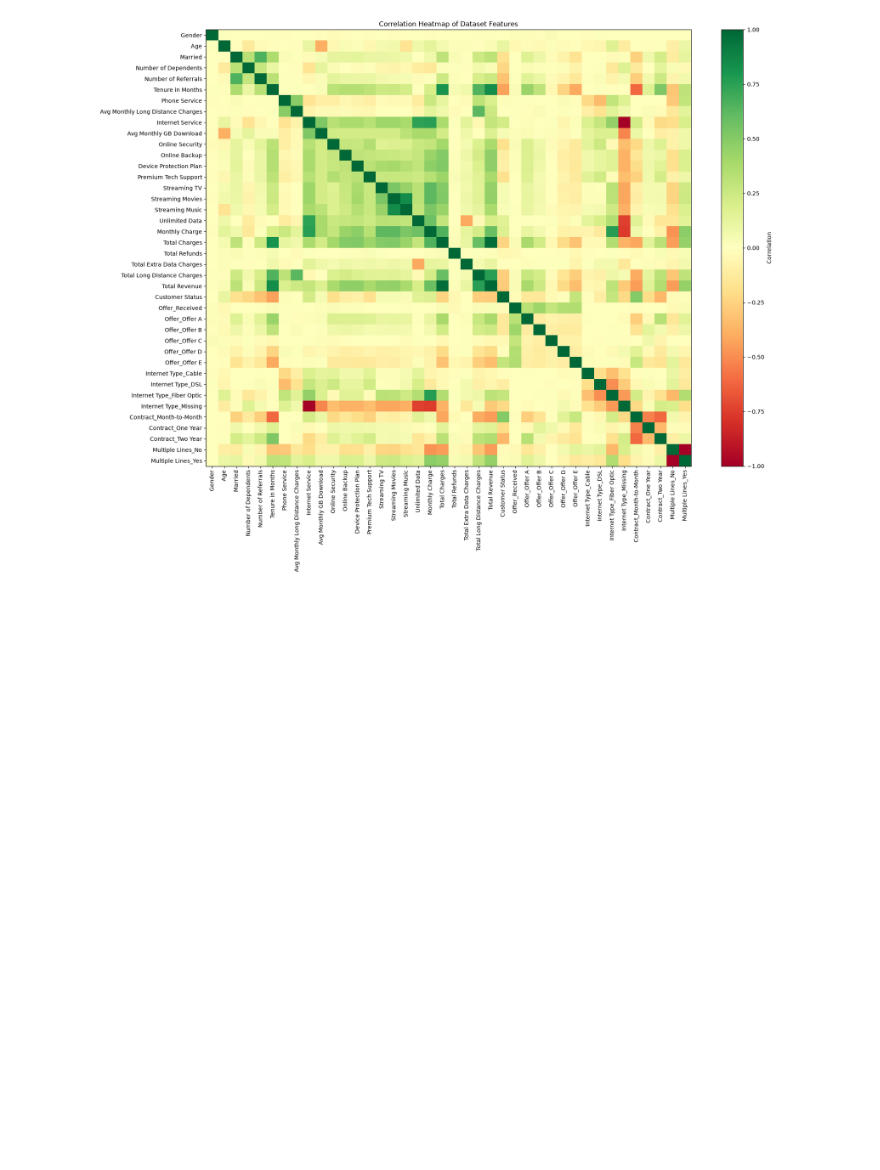
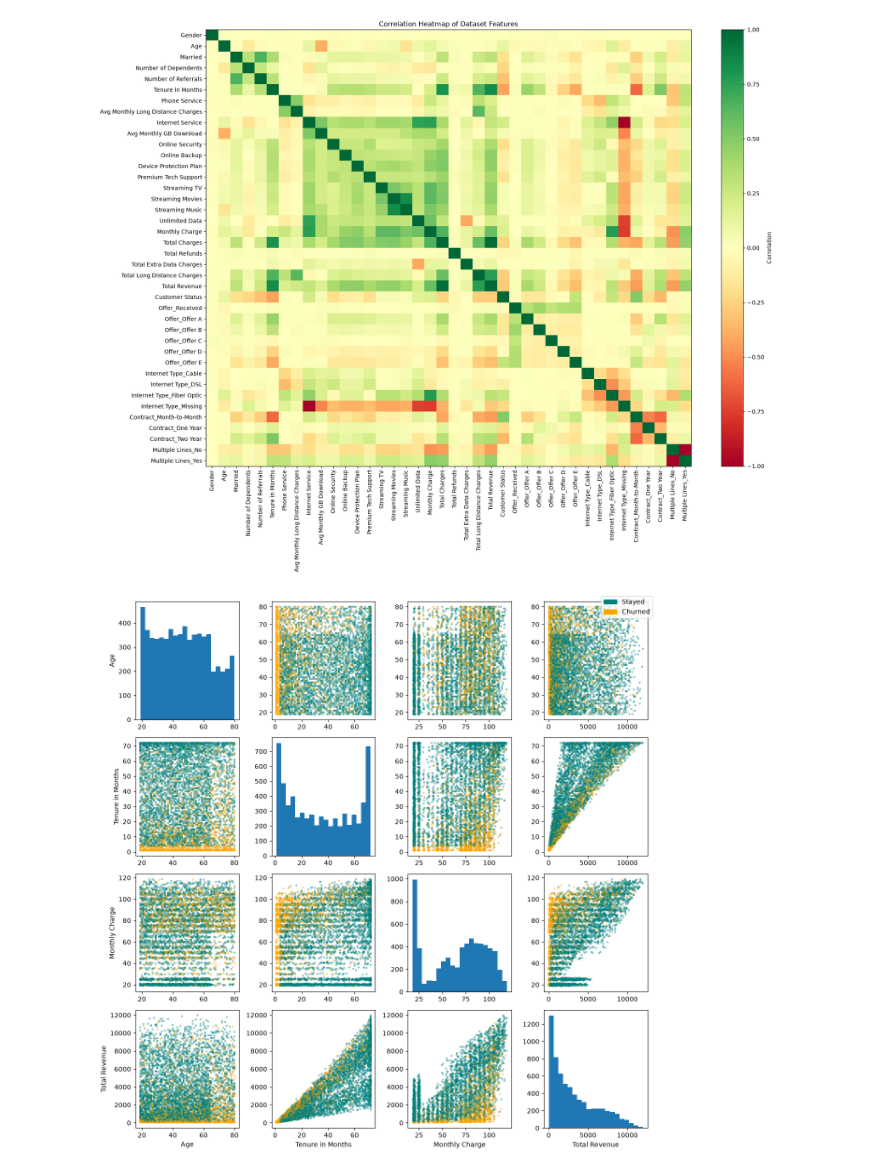
Before and after one commit to ngg1016/ENGE707-2026-S2-Low-Battery, a Jupyter notebook: notebooks/Telecom_AI.ipynb, the cells around one changed output. Drawn from its saved outputs; the diff is of its cells as text; code cells hidden in the pictures; blank space fills up the shorter version.

```diff
--- a/notebooks/Telecom_AI.ipynb
+++ b/notebooks/Telecom_AI.ipynb
@@ -1248,3 +1248,67 @@ plt.show()
 # That is a pretty major finding, though surface level. I will delve deeper
 # %% [output]
 [figure]
+# %%
+from matplotlib.patches import Patch
+
+cols = [
+    "Age",
+    "Tenure in Months",
+    "Monthly Charge",
+    "Total Revenue"
+]
+
+# Assign a colour according to churn status
+colors = df["Customer Status"].map({
+    0: "teal",
+    1: "orange"
+})
+
+fig, axes = plt.subplots(
+    len(cols),
+    len(cols),
+    figsize=(12, 12)
+)
+
+for i, c1 in enumerate(cols):
+
+    for j, c2 in enumerate(cols):
+
+        ax = axes[i, j]
+
+        if i == j:
+            # Distribution of the variable
+            ax.hist(
+                df[c1].dropna(),
+                bins=20
+            )
+
+        else:
+            # Relationship between two variables
+            ax.scatter(
+                df[c2],
+                df[c1],
+                s=5,
+                alpha=0.35,
+                c=colors
+            )
+
+        if i == len(cols) - 1:
+            ax.set_xlabel(c2)
+
+        if j == 0:
+            ax.set_ylabel(c1)
+
+plt.tight_layout()
+
+fig.legend(
+    handles=[
+        Patch(color="teal", label="Stayed"),
+        Patch(color="orange", label="Churned")
+    ],
+    loc="upper right"
+)
+
+plt.show()
+# %% [output]
+[figure, added]
```
Also changed, not shown: 2 other files.
